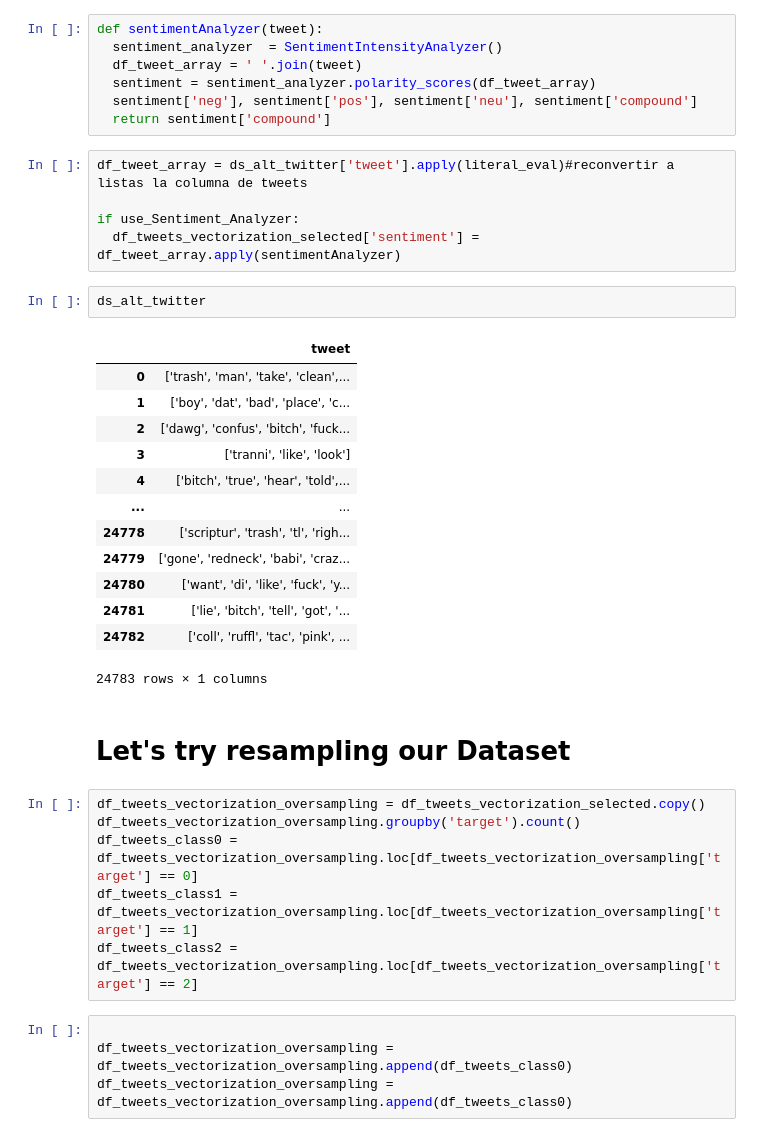
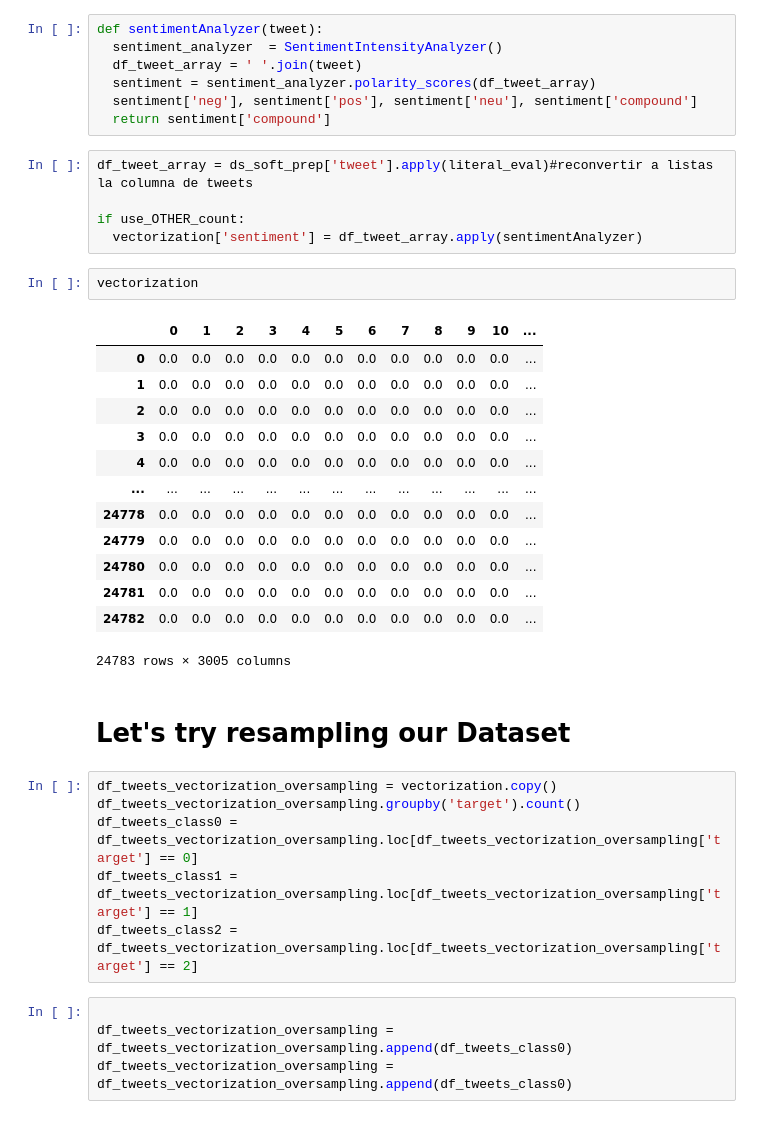
Before and after one commit to manuvillalba-uclm/Natural_Lenguaje_Processing-ELM, a Jupyter notebook: Machine_Learning_NLP_Vectorization_Classification.ipynb, the cells around one changed output. Drawn from its saved outputs; the diff is of its cells as text.

```diff
--- a/Machine_Learning_NLP_Vectorization_Classification.ipynb
+++ b/Machine_Learning_NLP_Vectorization_Classification.ipynb
@@ -257,30 +318,30 @@ def sentimentAnalyzer(tweet):
   sentiment['neg'], sentiment['pos'], sentiment['neu'], sentiment['compound']
   return sentiment['compound']
 # %%
-df_tweet_array = ds_alt_twitter['tweet'].apply(literal_eval)#reconvertir a listas la columna de tweets
+df_tweet_array = ds_soft_prep['tweet'].apply(literal_eval)#reconvertir a listas la columna de tweets
 
-if use_Sentiment_Analyzer:
-  df_tweets_vectorization_selected['sentiment'] = df_tweet_array.apply(sentimentAnalyzer)
+if use_OTHER_count:
+  vectorization['sentiment'] = df_tweet_array.apply(sentimentAnalyzer)
-# %%
-ds_alt_twitter
-# %% [output]
-|  | tweet |
-| 0 | ['trash', 'man', 'take', 'clean',... |
-| 1 | ['boy', 'dat', 'bad', 'place', 'c... |
-| 2 | ['dawg', 'confus', 'bitch', 'fuck... |
-| 3 | ['tranni', 'like', 'look'] |
-| 4 | ['bitch', 'true', 'hear', 'told',... |
-| ... | ... |
-| 24778 | ['scriptur', 'trash', 'tl', 'righ... |
-| 24779 | ['gone', 'redneck', 'babi', 'craz... |
-| 24780 | ['want', 'di', 'like', 'fuck', 'y... |
-| 24781 | ['lie', 'bitch', 'tell', 'got', '... |
-| 24782 | ['coll', 'ruffl', 'tac', 'pink', ... |
-24783 rows × 1 columns
+# %%
+vectorization
+# %% [output]
+|  | 0 | 1 | 2 | 3 | 4 | 5 | 6 | 7 | 8 | 9 | 10 | ... |
+| 0 | 0.0 | 0.0 | 0.0 | 0.0 | 0.0 | 0.0 | 0.0 | 0.0 | 0.0 | 0.0 | 0.0 | ... |
+| 1 | 0.0 | 0.0 | 0.0 | 0.0 | 0.0 | 0.0 | 0.0 | 0.0 | 0.0 | 0.0 | 0.0 | ... |
+| 2 | 0.0 | 0.0 | 0.0 | 0.0 | 0.0 | 0.0 | 0.0 | 0.0 | 0.0 | 0.0 | 0.0 | ... |
+| 3 | 0.0 | 0.0 | 0.0 | 0.0 | 0.0 | 0.0 | 0.0 | 0.0 | 0.0 | 0.0 | 0.0 | ... |
+| 4 | 0.0 | 0.0 | 0.0 | 0.0 | 0.0 | 0.0 | 0.0 | 0.0 | 0.0 | 0.0 | 0.0 | ... |
+| ... | ... | ... | ... | ... | ... | ... | ... | ... | ... | ... | ... | ... |
+| 24778 | 0.0 | 0.0 | 0.0 | 0.0 | 0.0 | 0.0 | 0.0 | 0.0 | 0.0 | 0.0 | 0.0 | ... |
+| 24779 | 0.0 | 0.0 | 0.0 | 0.0 | 0.0 | 0.0 | 0.0 | 0.0 | 0.0 | 0.0 | 0.0 | ... |
+| 24780 | 0.0 | 0.0 | 0.0 | 0.0 | 0.0 | 0.0 | 0.0 | 0.0 | 0.0 | 0.0 | 0.0 | ... |
+| 24781 | 0.0 | 0.0 | 0.0 | 0.0 | 0.0 | 0.0 | 0.0 | 0.0 | 0.0 | 0.0 | 0.0 | ... |
+| 24782 | 0.0 | 0.0 | 0.0 | 0.0 | 0.0 | 0.0 | 0.0 | 0.0 | 0.0 | 0.0 | 0.0 | ... |
+24783 rows × 3005 columns
 # %% [markdown]
 # Let's try resampling our Dataset
 # %%
-df_tweets_vectorization_oversampling = df_tweets_vectorization_selected.copy()
+df_tweets_vectorization_oversampling = vectorization.copy()
 df_tweets_vectorization_oversampling.groupby('target').count()
 df_tweets_class0 = df_tweets_vectorization_oversampling.loc[df_tweets_vectorization_oversampling['target'] == 0]
 df_tweets_class1 = df_tweets_vectorization_oversampling.loc[df_tweets_vectorization_oversampling['target'] == 1]
```
Also changed, not shown: parts of 40 cells of this notebook.
